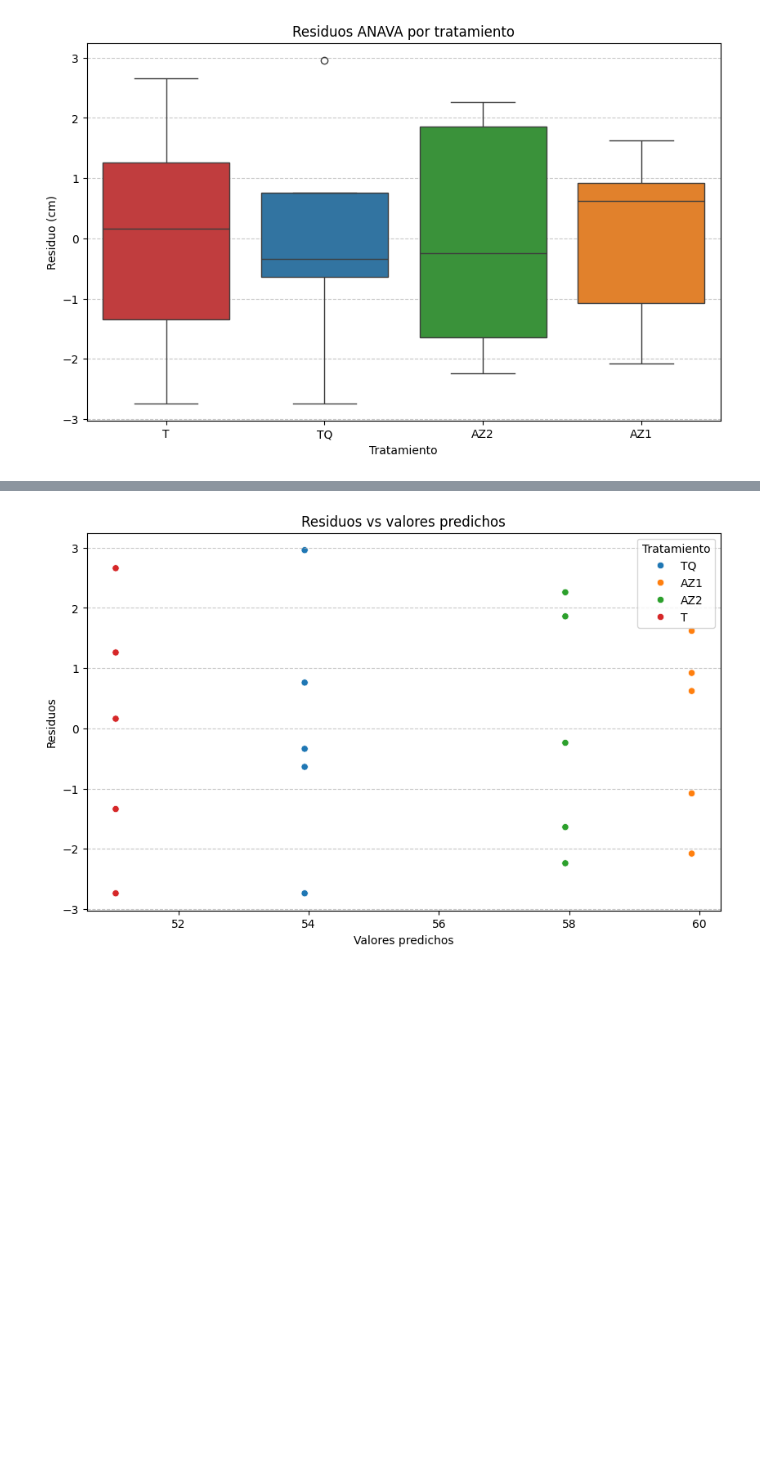
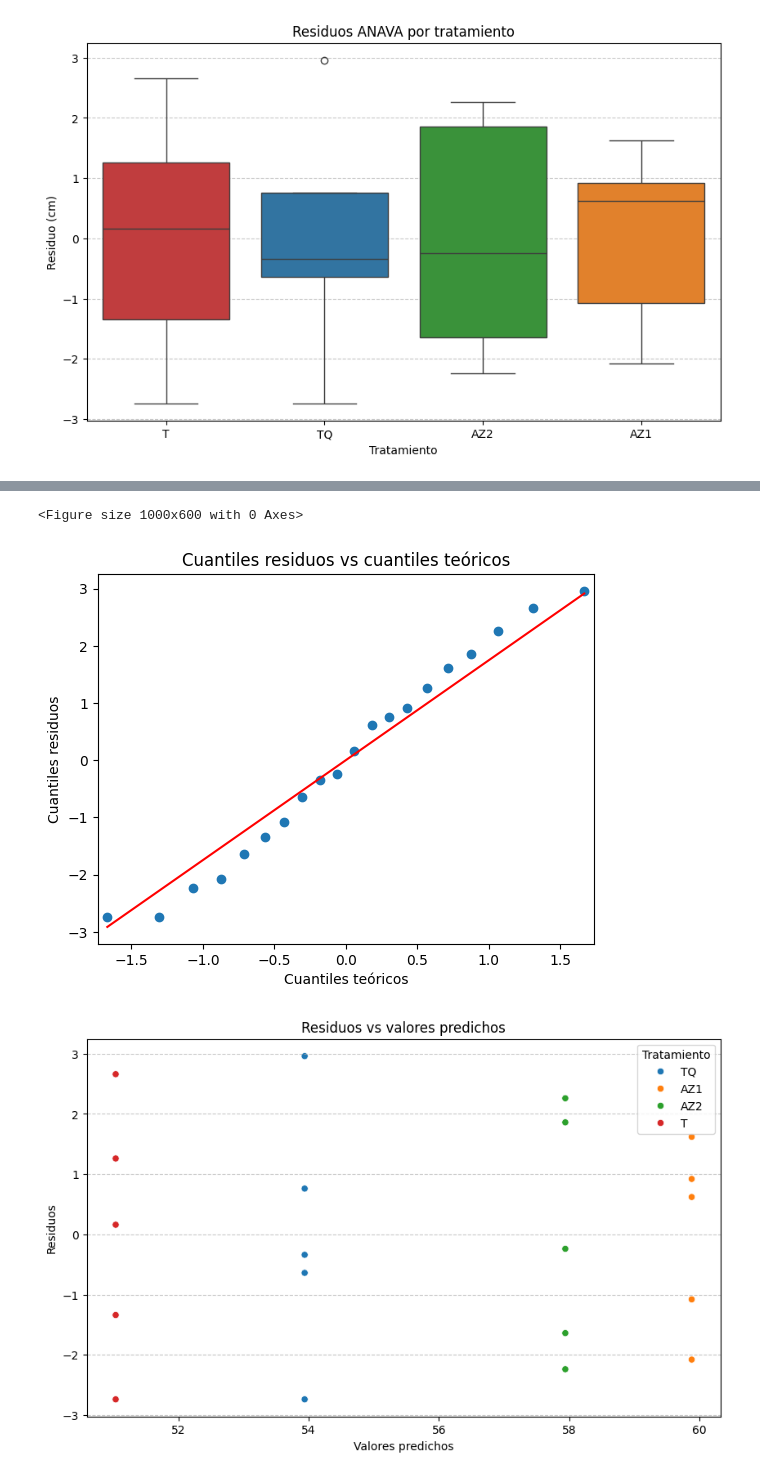
Before and after one commit to nadiasantillan/unsl-data-py-4.2, a Jupyter notebook: tomates/analisis.ipynb, the cells around one changed output, grey strips where cells are left out. Cells and saved outputs as stored; diff of their text form; code cells hidden in the pictures; blank space fills up the shorter version.

```diff
--- a/tomates/analisis.ipynb
+++ b/tomates/analisis.ipynb
@@ -140,3 +155,17 @@ plt.show()
+# %%
+import matplotlib.pyplot as plt
+import statsmodels.api as sm
+
+plt.figure(figsize=(10,6))
+sm.qqplot(tomates_lm.resid, line='s')
+plt.title("Cuantiles residuos vs cuantiles teóricos")
+plt.xlabel("Cuantiles teóricos")
+plt.ylabel("Cuantiles residuos")
+
+plt.show()
+# %% [output]
+<Figure size 1000x600 with 0 Axes>
+[figure, added]
 # %%
 plt.figure(figsize=(10,6))
 sns.scatterplot(x=tomates_lm.fittedvalues,
```
Also changed, not shown: parts of 2 cells of this notebook.
